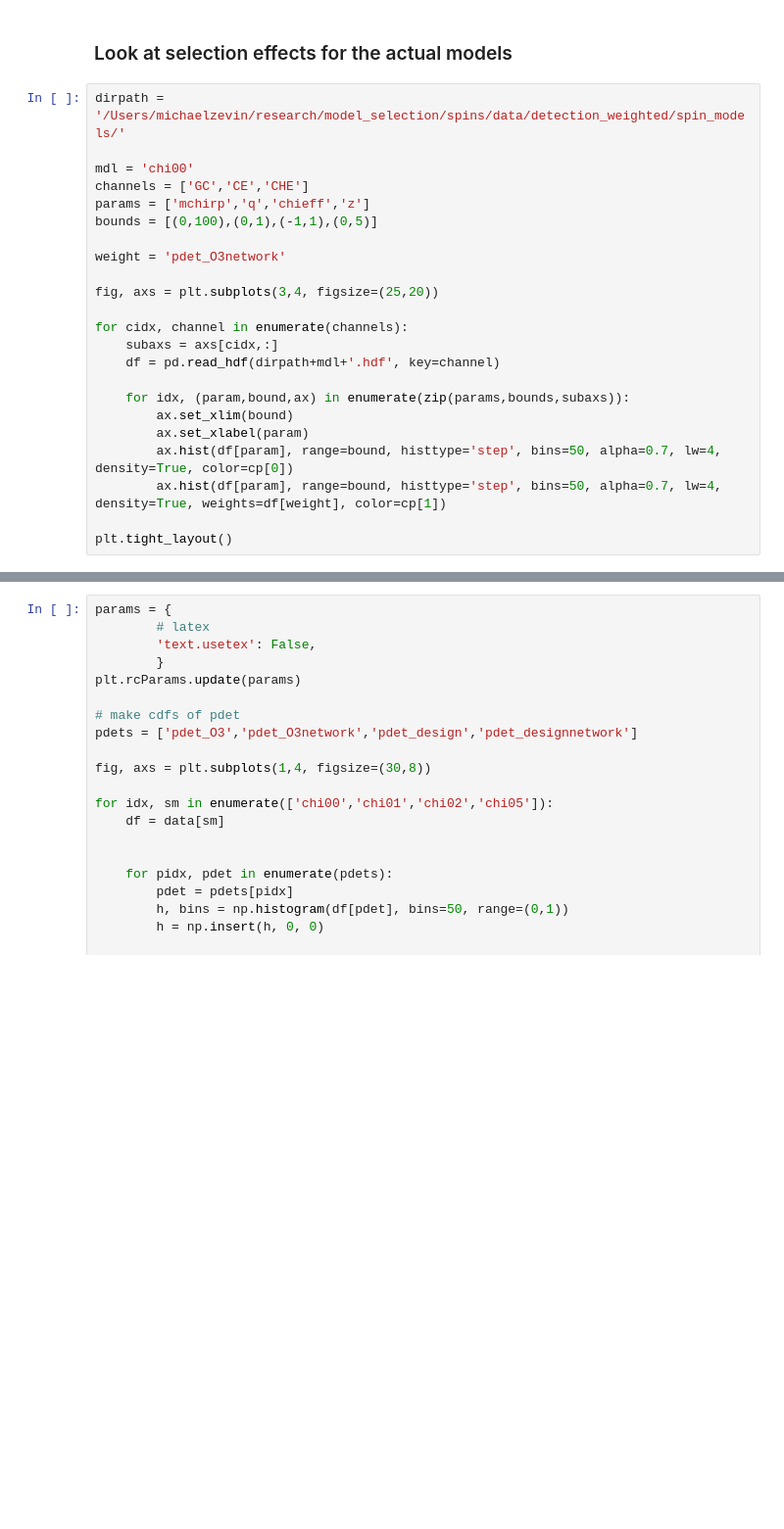
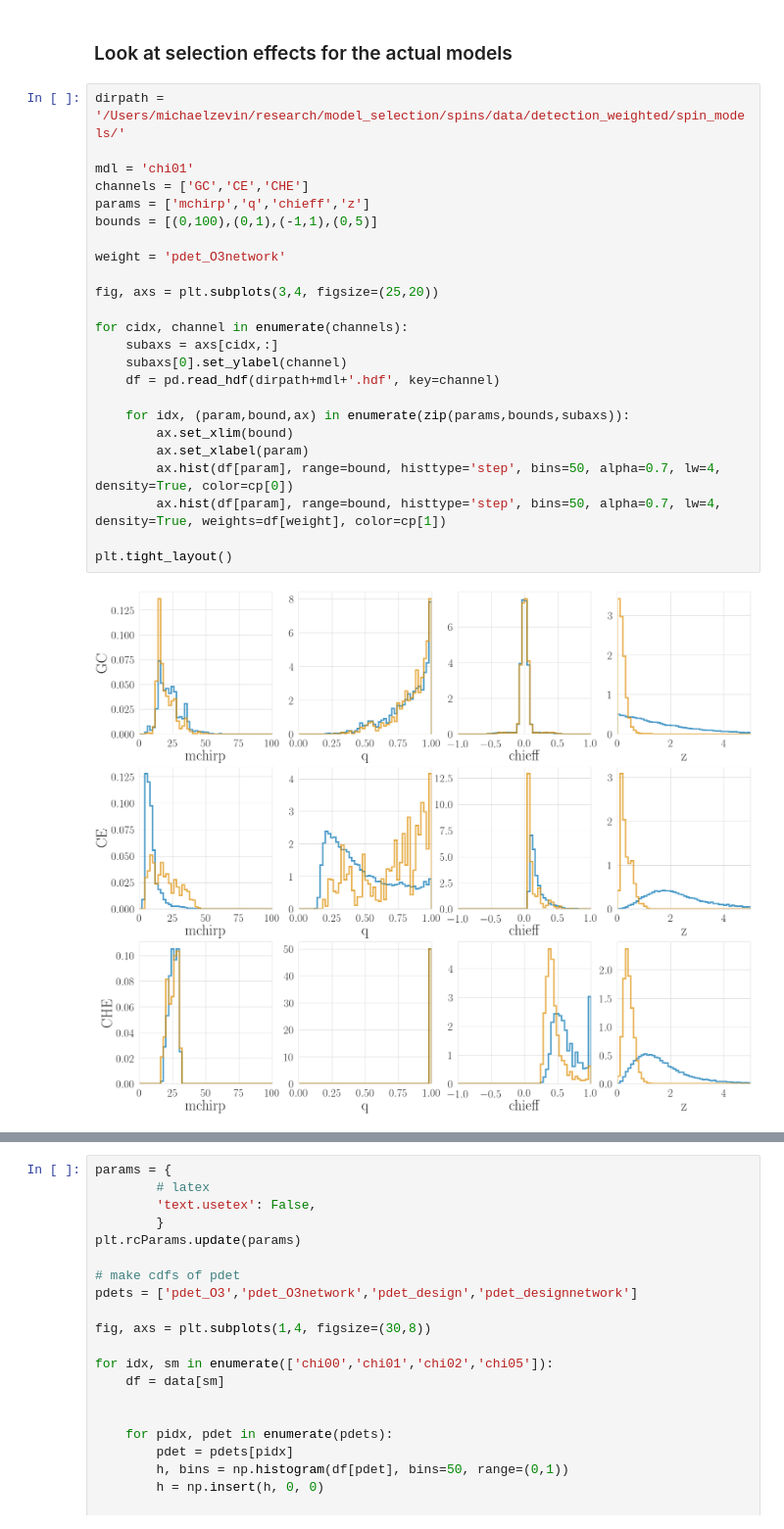
Before and after one commit to michaelzevin/model_selection, a Jupyter notebook: notebooks/selection_effects_tests.ipynb, the cells around one changed output, grey strips where cells are left out. Shown at 98% size. Drawn from its saved outputs; the diff is of its cells as text; blank space fills up the shorter version.

```diff
--- a/notebooks/selection_effects_tests.ipynb
+++ b/notebooks/selection_effects_tests.ipynb
@@ -89,23 +111,26 @@ Text(0, 0.5, 'z')
 # %%
 dirpath = '/Users/michaelzevin/research/model_selection/spins/data/detection_weighted/spin_models/'
 
-mdl = 'chi00'
+mdl = 'chi01'
 channels = ['GC','CE','CHE']
 params = ['mchirp','q','chieff','z']
 bounds = [(0,100),(0,1),(-1,1),(0,5)]
 
 weight = 'pdet_O3network'
 
 fig, axs = plt.subplots(3,4, figsize=(25,20))
 
 for cidx, channel in enumerate(channels):
     subaxs = axs[cidx,:]
+    subaxs[0].set_ylabel(channel)
     df = pd.read_hdf(dirpath+mdl+'.hdf', key=channel)
 
     for idx, (param,bound,ax) in enumerate(zip(params,bounds,subaxs)):
         ax.set_xlim(bound)
         ax.set_xlabel(param)
         ax.hist(df[param], range=bound, histtype='step', bins=50, alpha=0.7, lw=4, density=True, color=cp[0])
         ax.hist(df[param], range=bound, histtype='step', bins=50, alpha=0.7, lw=4, density=True, weights=df[weight], color=cp[1])
 
 plt.tight_layout()
+# %% [output]
+[figure, added]
```
Also changed, not shown: parts of 10 cells of this notebook, 8 other files.
